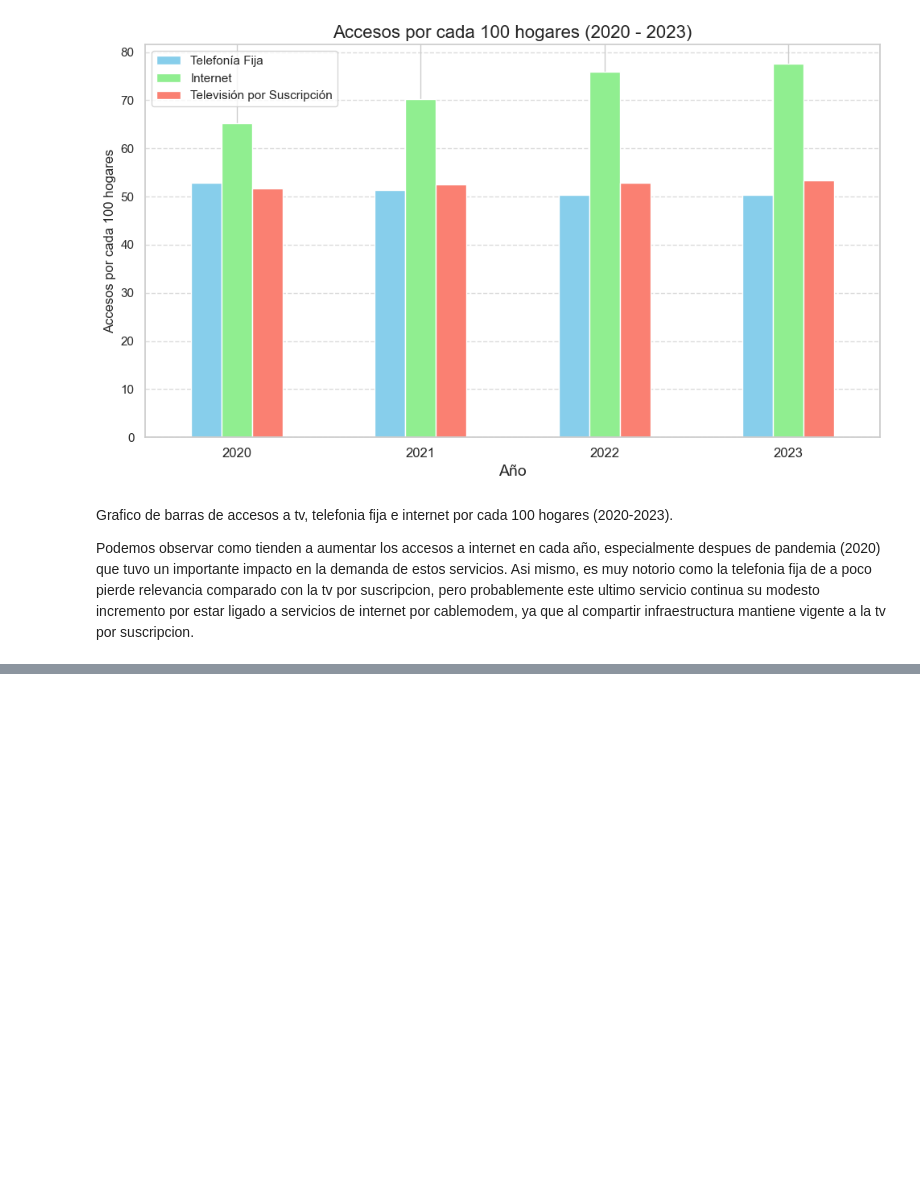
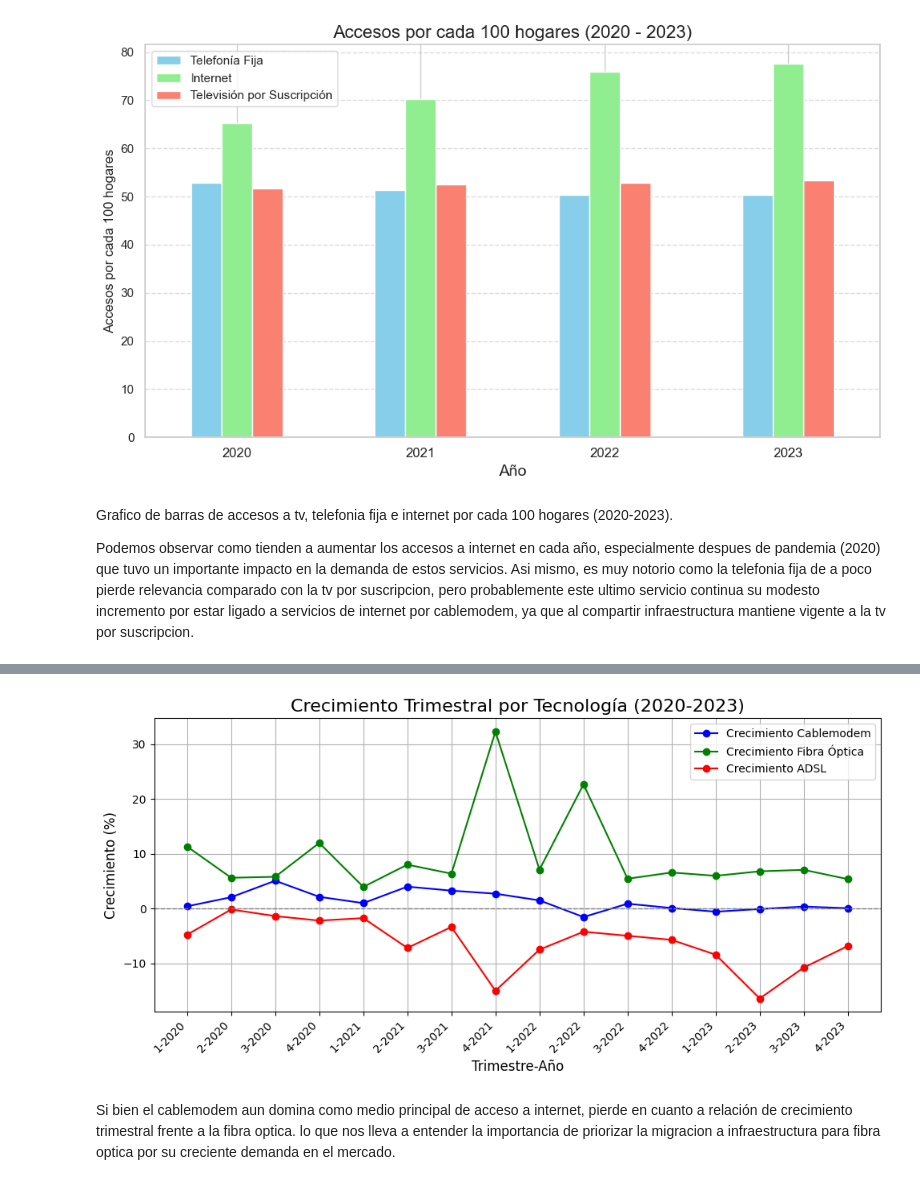
Before and after one commit to marthavasq/Proyecto-02-, a Jupyter notebook: EDA.ipynb, the cells around one changed output, grey strips where cells are left out. Saved outputs shown, nothing was run; the diff lists cells and outputs as text; code cells hidden in the pictures; blank space fills up the shorter version.

```diff
--- a/EDA.ipynb
+++ b/EDA.ipynb
@@ -568,0 +603,9 @@ Index(['Provincia', 'Partido', 'Localidad', 'Tecnologia', 'Link Indec',
+# %%
+
+totales_accesos_tecnologia = df_dict ['Totales Accesos Por Tecnología'] # DataFrame de accesos por tecnología
+totales_accesos_tecnologia = totales_accesos_tecnologia.sort_values(by=['Año', 'Trimestre'])
+
+# Calcular el crecimiento trimestral para Cablemodem
+totales_accesos_tecnologia['Crecimiento_Cablemodem'] = (totales_accesos_tecnologia['Cablemodem'].pct_change()) * 100
+
+print(totales_accesos_tecnologia[['Año', 'Trimestre', 'Crecimiento_Cablemodem']])
@@ -568,0 +630,62 @@ Index(['Provincia', 'Partido', 'Localidad', 'Tecnologia', 'Link Indec',
+# %%
+# Ordenar por Año y Trimestre
+totales_accesos_tecnologia = totales_accesos_tecnologia.sort_values(by=['Año', 'Trimestre'])
+
+# Calcular crecimiento trimestral para cada tecnología
+for tech in ['Cablemodem', 'Fibra óptica', 'ADSL']:
+    totales_accesos_tecnologia[f'Crecimiento_{tech}'] = (
+        totales_accesos_tecnologia[tech].pct_change() * 100
+    )
+
+# Calcular las relaciones de crecimiento
+totales_accesos_tecnologia['Rel_Cablemodem_Fibra'] = (
+    totales_accesos_tecnologia['Crecimiento_Cablemodem'] / totales_accesos_tecnologia['Crecimiento_Fibra óptica']
+)
+totales_accesos_tecnologia['Rel_Cablemodem_ADSL'] = (
+    totales_accesos_tecnologia['Crecimiento_Cablemodem'] / totales_accesos_tecnologia['Crecimiento_ADSL']
+)
+
+# Filtrar datos del 2020 al 2023
+totales_accesos_tecnologia = totales_accesos_tecnologia[
+    (totales_accesos_tecnologia['Año'] >= 2020) & (totales_accesos_tecnologia['Año'] <= 2023)
+]
+
+# Gráfico de comparación de crecimiento trimestral
+plt.figure(figsize=(10, 5))
+
+# Cablemodem
+plt.plot(
+    totales_accesos_tecnologia['Trimestre'].astype(str) + '-' + totales_accesos_tecnologia['Año'].astype(str),
+    totales_accesos_tecnologia['Crecimiento_Cablemodem'],
+    marker='o', label='Crecimiento Cablemodem', color='blue'
+)
+
+# Fibra Óptica
+plt.plot(
+    totales_accesos_tecnologia['Trimestre'].astype(str) + '-' + totales_accesos_tecnologia['Año'].astype(str),
+    totales_accesos_tecnologia['Crecimiento_Fibra óptica'],
+    marker='o', label='Crecimiento Fibra Óptica', color='green'
+)
+
+# ADSL
+plt.plot(
+    totales_accesos_tecnologia['Trimestre'].astype(str) + '-' + totales_accesos_tecnologia['Año'].astype(str),
+    totales_accesos_tecnologia['Crecimiento_ADSL'],
+    marker='o', label='Crecimiento ADSL', color='red'
+)
+
+# Configuración del gráfico
+plt.title('Crecimiento Trimestral por Tecnología (2020-2023)', fontsize=16)
+plt.xlabel('Trimestre-Año', fontsize=12)
+plt.ylabel('Crecimiento (%)', fontsize=12)
+plt.axhline(0, color='gray', linestyle='--', linewidth=1)
+plt.legend()
+plt.xticks(rotation=45, ha='right')
+plt.grid()
+
+plt.tight_layout()
+plt.show()
+# %% [output]
+[figure, added]
+# %% [markdown]
+Si bien el cablemodem aun domina como medio principal de acceso a internet, pierde en cuanto a relación de crecimiento trimestral frente a la fibra optica. lo que nos lleva a entender la importancia de priorizar la migracion a infraestructura para fibra optica por su creciente demanda en el mercado.
```
Also changed, not shown: parts of 34 cells of this notebook, 5 other files.
